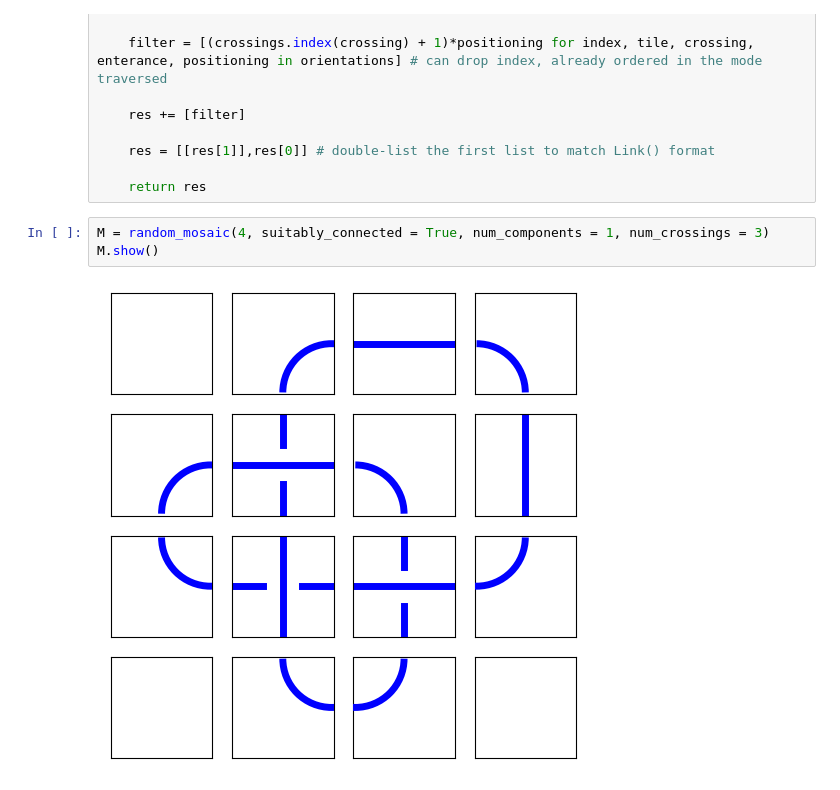
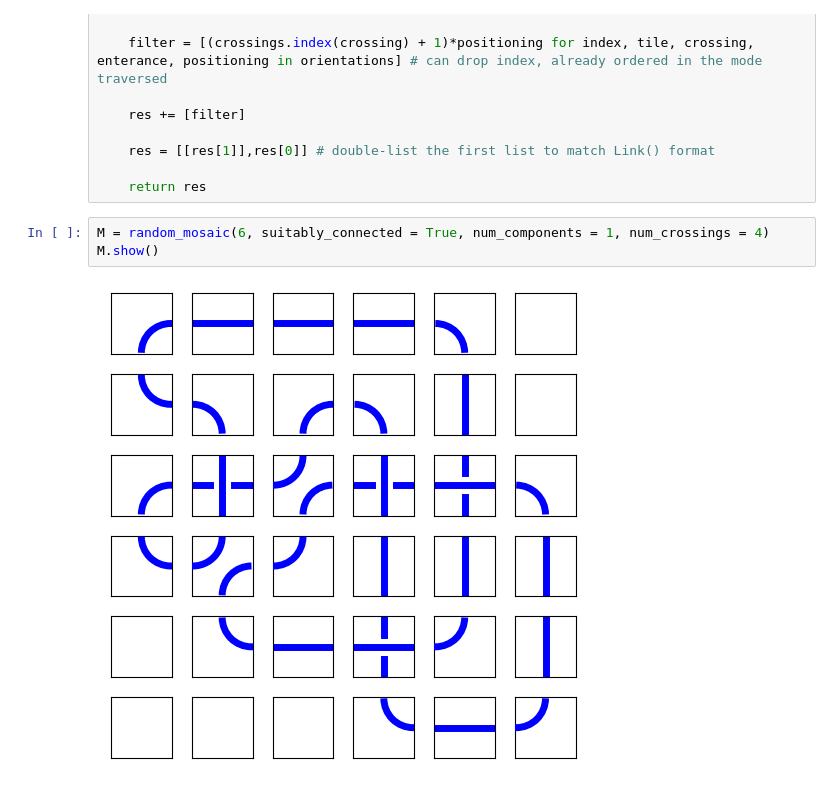
Before and after one commit to andrew-tawfeek/knot_mosaics, a Jupyter notebook: orientedGauss.ipynb, the cells around one changed output. Cells and saved outputs as stored; diff of their text form.

```diff
--- a/orientedGauss.ipynb
+++ b/orientedGauss.ipynb
@@ -96,7 +96,7 @@ def orientedGaussCode(M):
 
     return res
 # %%
-M = random_mosaic(4, suitably_connected = True, num_components = 1, num_crossings = 3)
+M = random_mosaic(6, suitably_connected = True, num_components = 1, num_crossings = 4)
 M.show()
 # %% [output]
-[figure, old version]
+[figure, new version]
```
Also changed, not shown: parts of 3 cells of this notebook, 1 other file.
